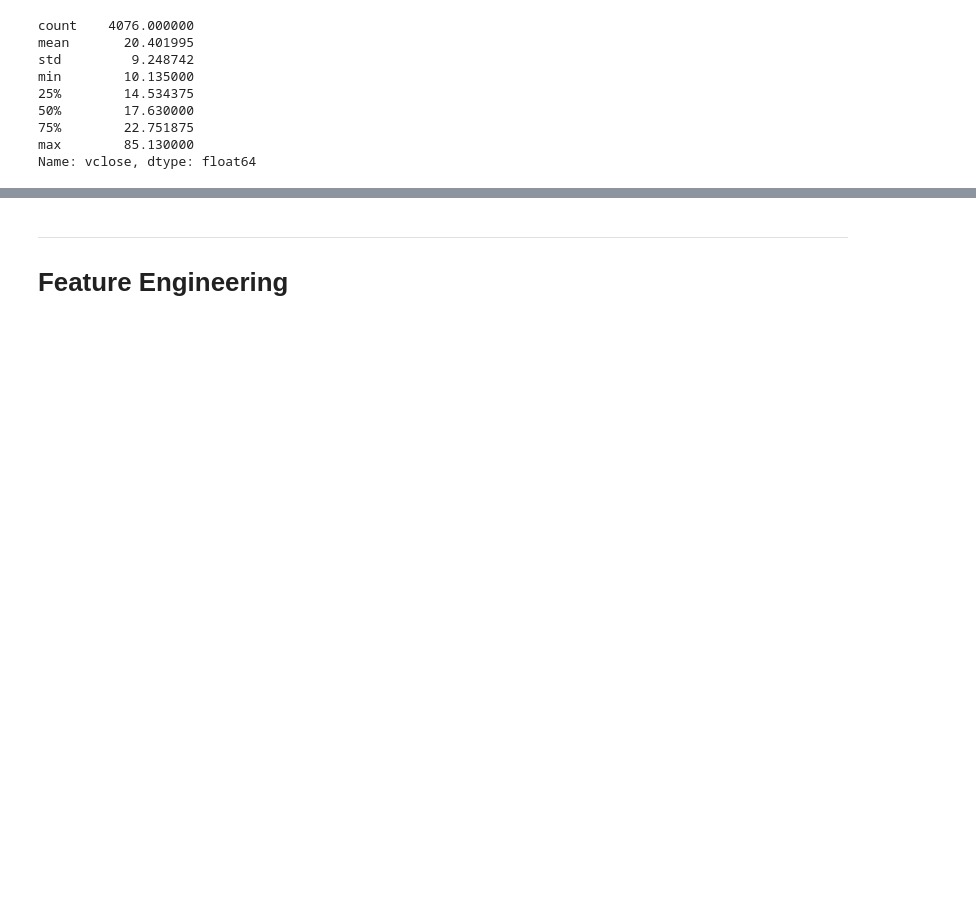
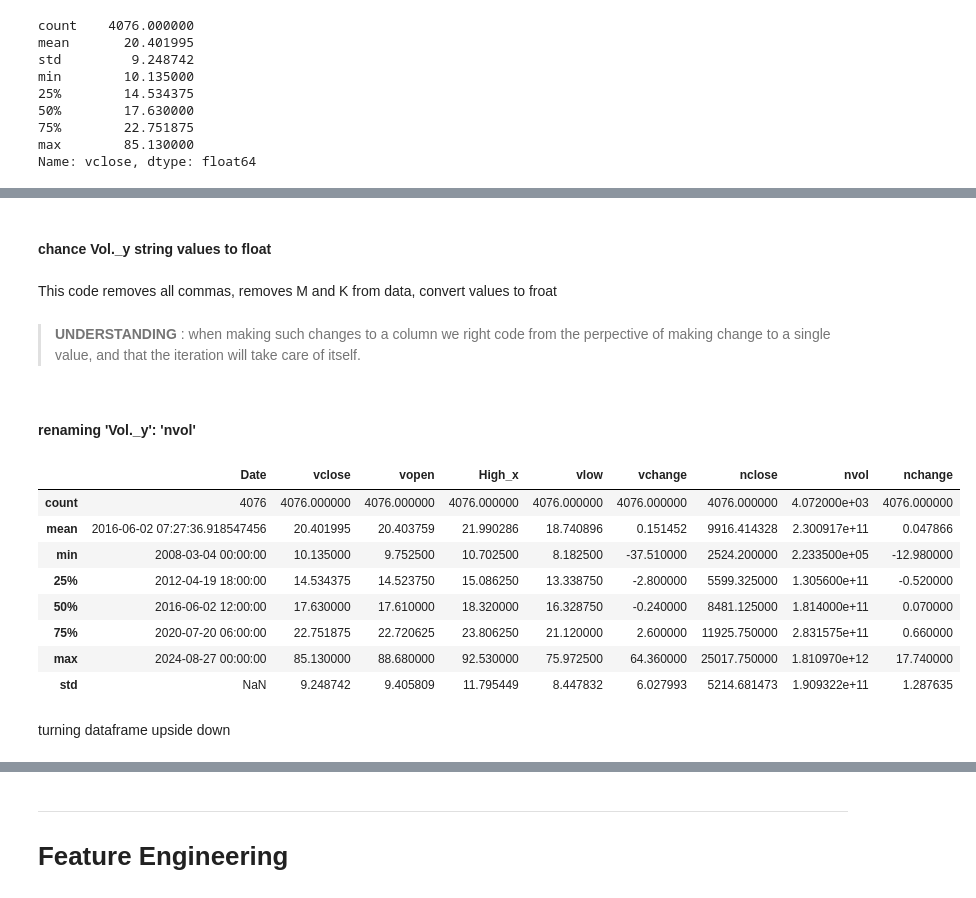
Before and after one commit to albertodavincishekhawat/IndiaVIXanalysis, a Jupyter notebook: AnalysingIndiaVIXdata.ipynb, the cells around one changed output, grey strips where cells are left out. Cells and saved outputs as stored; diff of their text form; code cells hidden in the pictures; blank space fills up the shorter version.

```diff
--- a/AnalysingIndiaVIXdata.ipynb
+++ b/AnalysingIndiaVIXdata.ipynb
@@ -175,0 +189,2 @@ Name: vclose, dtype: float64
+# %%
+niftyvix=niftyvix.drop('Vol._x',axis=1)
@@ -175,0 +200,6 @@ Name: vclose, dtype: float64
+# %% [markdown]
+#### chance Vol._y string values to float
+# %% [markdown]
+This code removes all commas, removes M and K from data, convert values to froat
+# %% [markdown]
+> **UNDERSTANDING** : when making such changes to a column we right code from the perpective of making change to a single value, and that the iteration will take care of itself.
@@ -175,0 +225,2 @@ Name: vclose, dtype: float64
+# %% [markdown]
+####  renaming 'Vol._y': 'nvol'
@@ -175,0 +229,14 @@ Name: vclose, dtype: float64
+# %%
+niftyvix.describe()
+# %% [output]
+|  | Date | vclose | vopen | High_x | vlow | vchange | nclose | nvol | nchange |
+| count | 4076 | 4076.000000 | 4076.000000 | 4076.000000 | 4076.000000 | 4076.000000 | 4076.000000 | 4.072000e+03 | 4076.000000 |
+| mean | 2016-06-02 07:27:36.918547456 | 20.401995 | 20.403759 | 21.990286 | 18.740896 | 0.151452 | 9916.414328 | 2.300917e+11 | 0.047866 |
+| min | 2008-03-04 00:00:00 | 10.135000 | 9.752500 | 10.702500 | 8.182500 | -37.510000 | 2524.200000 | 2.233500e+05 | -12.980000 |
+| 25% | 2012-04-19 18:00:00 | 14.534375 | 14.523750 | 15.086250 | 13.338750 | -2.800000 | 5599.325000 | 1.305600e+11 | -0.520000 |
+| 50% | 2016-06-02 12:00:00 | 17.630000 | 17.610000 | 18.320000 | 16.328750 | -0.240000 | 8481.125000 | 1.814000e+11 | 0.070000 |
+| 75% | 2020-07-20 06:00:00 | 22.751875 | 22.720625 | 23.806250 | 21.120000 | 2.600000 | 11925.750000 | 2.831575e+11 | 0.660000 |
+| max | 2024-08-27 00:00:00 | 85.130000 | 88.680000 | 92.530000 | 75.972500 | 64.360000 | 25017.750000 | 1.810970e+12 | 17.740000 |
+| std | NaN | 9.248742 | 9.405809 | 11.795449 | 8.447832 | 6.027993 | 5214.681473 | 1.909322e+11 | 1.287635 |
+# %% [markdown]
+turning dataframe upside down
```
Also changed, not shown: parts of 30 cells of this notebook.
